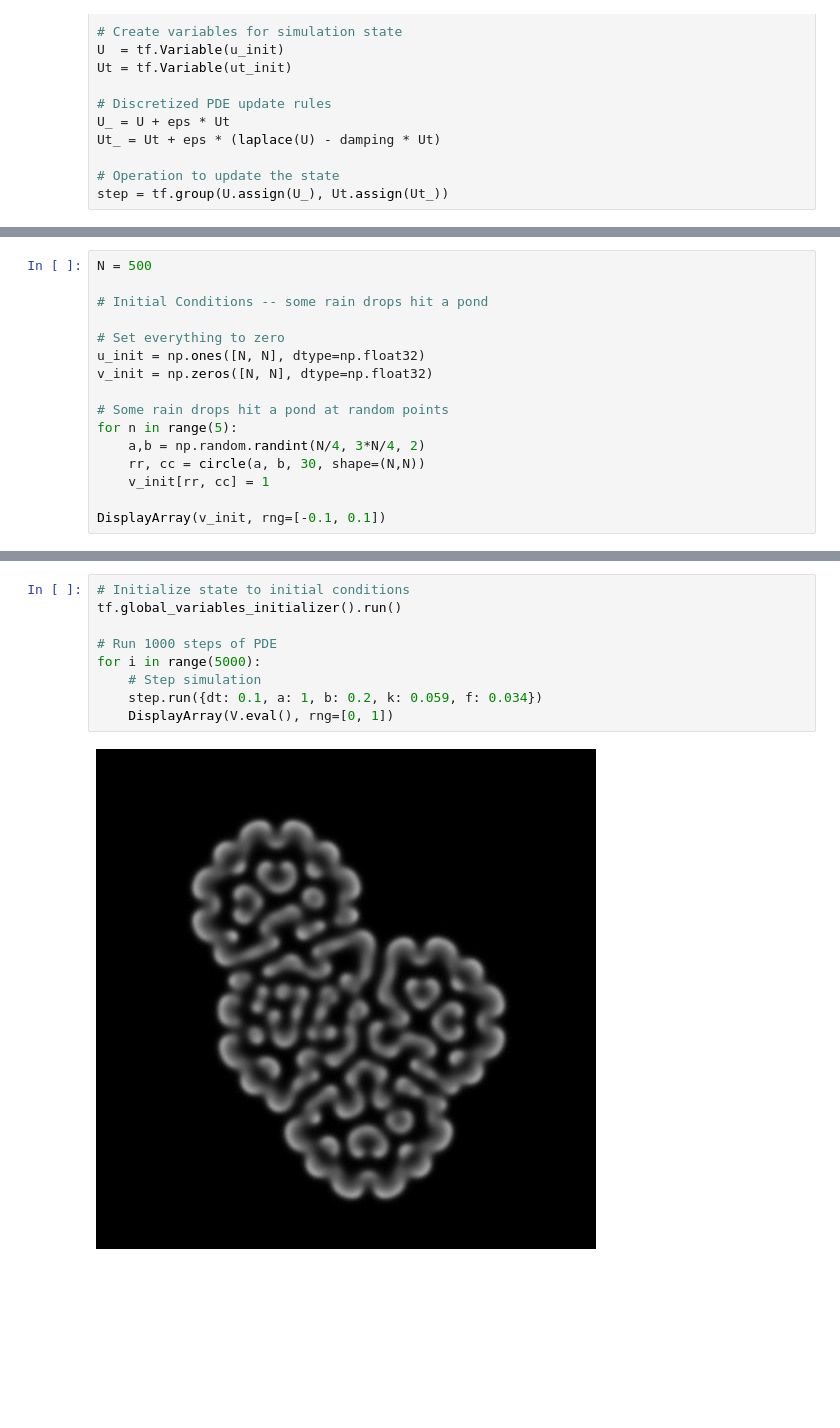
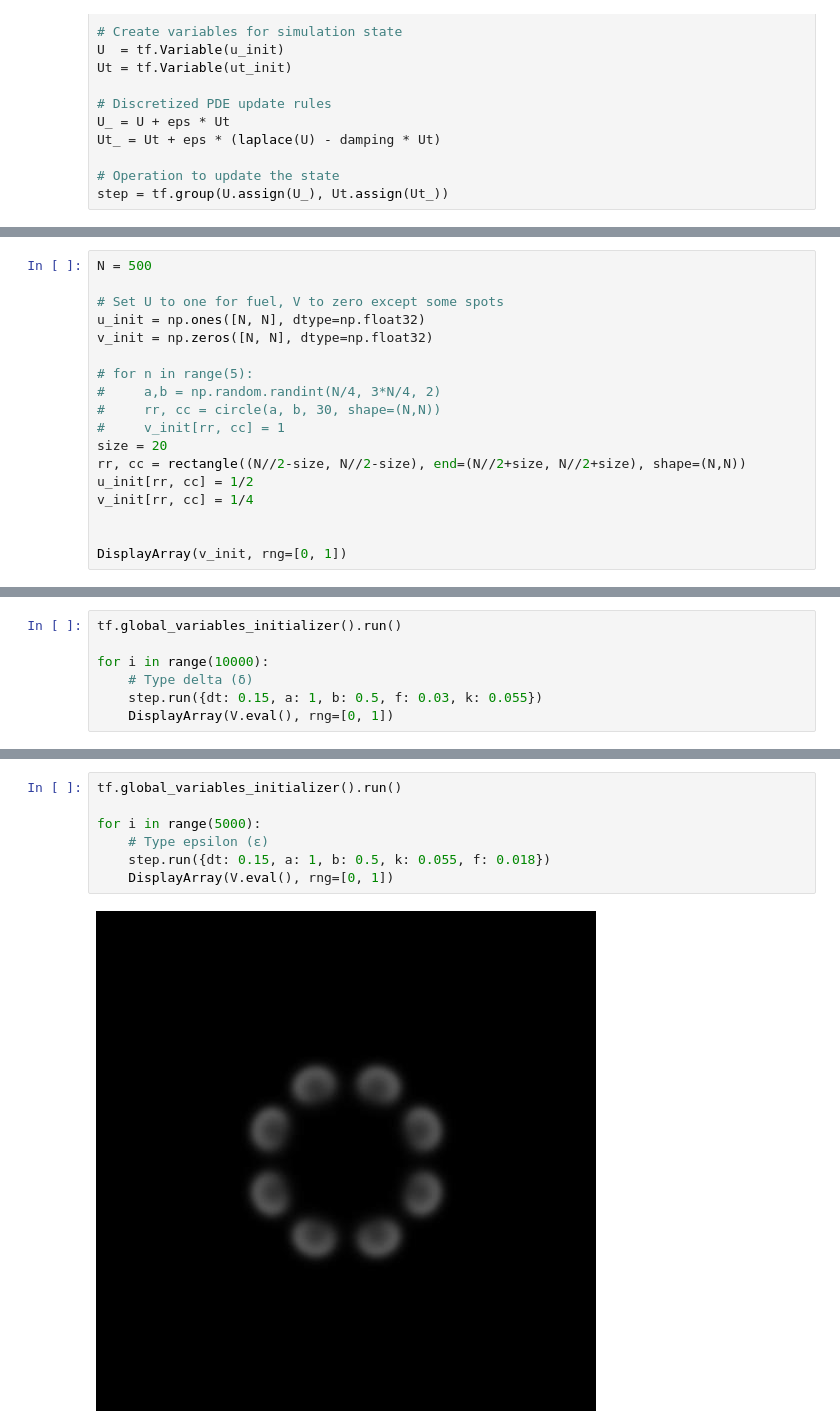
Before and after one commit to andgoldschmidt/ReactionDiffusion, a Jupyter notebook: TF_ReactionDiffusion.ipynb, the cells around one changed output, grey strips where cells are left out. Saved outputs shown, nothing was run; the diff lists cells and outputs as text; blank space fills up the shorter version.

```diff
--- a/TF_ReactionDiffusion.ipynb
+++ b/TF_ReactionDiffusion.ipynb
@@ -101,17 +104,19 @@ for i in range(3000):
 # %%
 N = 500
 
-# Initial Conditions -- some rain drops hit a pond
-
-# Set everything to zero
+# Set U to one for fuel, V to zero except some spots
 u_init = np.ones([N, N], dtype=np.float32)
 v_init = np.zeros([N, N], dtype=np.float32)
 
-# Some rain drops hit a pond at random points
-for n in range(5):
-    a,b = np.random.randint(N/4, 3*N/4, 2)
-    rr, cc = circle(a, b, 30, shape=(N,N))
-    v_init[rr, cc] = 1
+# for n in range(5):
+#     a,b = np.random.randint(N/4, 3*N/4, 2)
+#     rr, cc = circle(a, b, 30, shape=(N,N))
+#     v_init[rr, cc] = 1
+size = 20
+rr, cc = rectangle((N//2-size, N//2-size), end=(N//2+size, N//2+size), shape=(N,N))
+u_init[rr, cc] = 1/2
+v_init[rr, cc] = 1/4
 
-DisplayArray(v_init, rng=[-0.1, 0.1])
+
+DisplayArray(v_init, rng=[0, 1])
 # %% [output]
@@ -138,0 +147,7 @@ step = tf.group(U.assign(U_), V.assign(V_))
+# %%
+tf.global_variables_initializer().run()
+
+for i in range(10000):
+    # Type delta (δ)
+    step.run({dt: 0.15, a: 1, b: 0.5, f: 0.03, k: 0.055})
+    DisplayArray(V.eval(), rng=[0, 1])
@@ -139,11 +156,9 @@ step = tf.group(U.assign(U_), V.assign(V_))
 # %%
-# Initialize state to initial conditions
 tf.global_variables_initializer().run()
 
-# Run 1000 steps of PDE
 for i in range(5000):
-    # Step simulation
-    step.run({dt: 0.1, a: 1, b: 0.2, k: 0.059, f: 0.034})
+    # Type epsilon (ε)
+    step.run({dt: 0.15, a: 1, b: 0.5, k: 0.055, f: 0.018})
     DisplayArray(V.eval(), rng=[0, 1])
 # %% [output]
-[figure, old version]
+[figure, new version]
```
Also changed, not shown: parts of 34 cells of this notebook.
